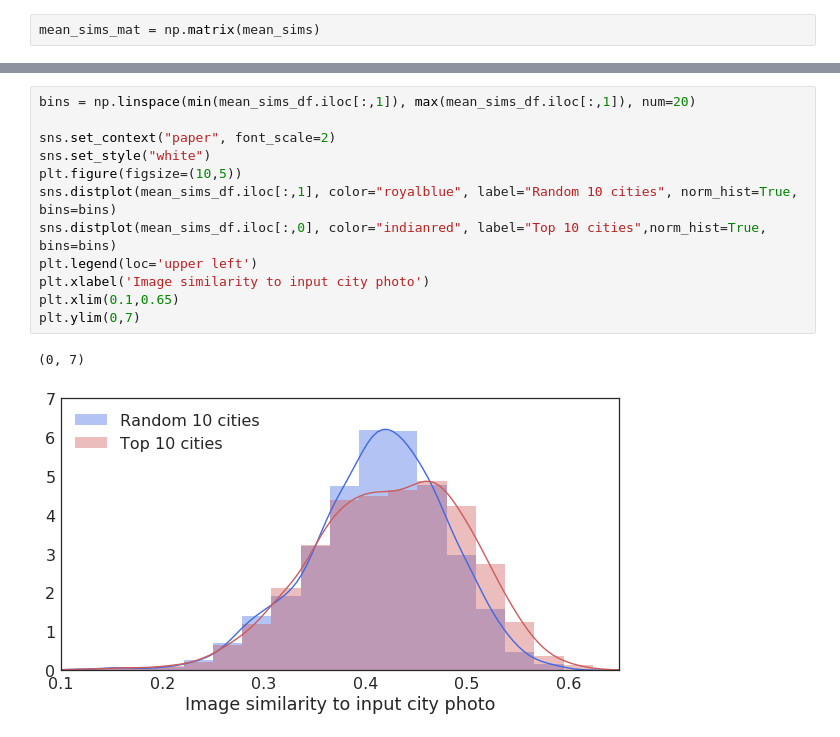
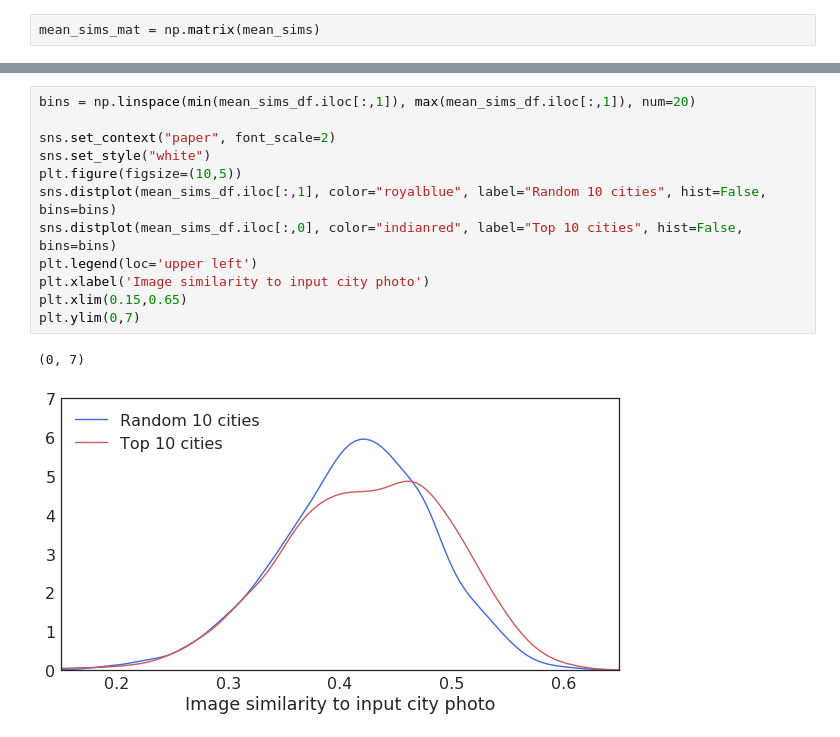
Before and after one commit to sq2141/city-discovery, a Jupyter notebook: cnn_VGG16.ipynb, the cells around one changed output, grey strips where cells are left out. Saved outputs shown, nothing was run; the diff lists cells and outputs as text.

```diff
--- a/cnn_VGG16.ipynb
+++ b/cnn_VGG16.ipynb
@@ -223,18 +223,18 @@ mean_sims_df.head()
 # %%
 bins = np.linspace(min(mean_sims_df.iloc[:,1]), max(mean_sims_df.iloc[:,1]), num=20)
 
 sns.set_context("paper", font_scale=2)
 sns.set_style("white")
 plt.figure(figsize=(10,5))
-sns.distplot(mean_sims_df.iloc[:,1], color="royalblue", label="Random 10 cities", norm_hist=True, bins=bins)
-sns.distplot(mean_sims_df.iloc[:,0], color="indianred", label="Top 10 cities",norm_hist=True, bins=bins)
+sns.distplot(mean_sims_df.iloc[:,1], color="royalblue", label="Random 10 cities", hist=False, bins=bins)
+sns.distplot(mean_sims_df.iloc[:,0], color="indianred", label="Top 10 cities", hist=False, bins=bins)
 plt.legend(loc='upper left')
 plt.xlabel('Image similarity to input city photo')
-plt.xlim(0.1,0.65)
+plt.xlim(0.15,0.65)
 plt.ylim(0,7)
 # %% [output]
 (0, 7)
-[figure, old version]
+[figure, new version]
 # %%
 mean_sims_df.mean()
 # %% [output]
```
Also changed, not shown: parts of 15 cells of this notebook, 5 other files.
